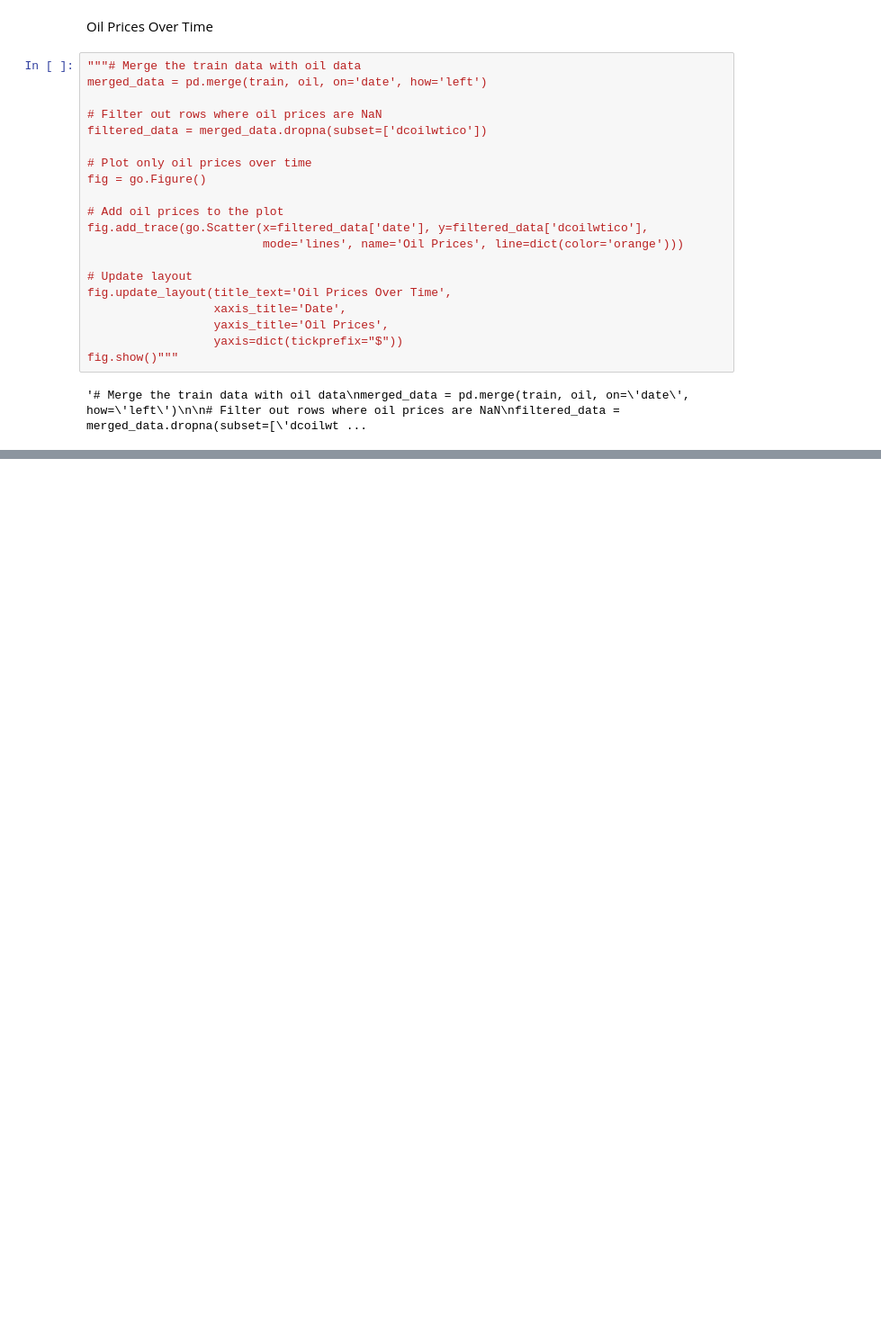
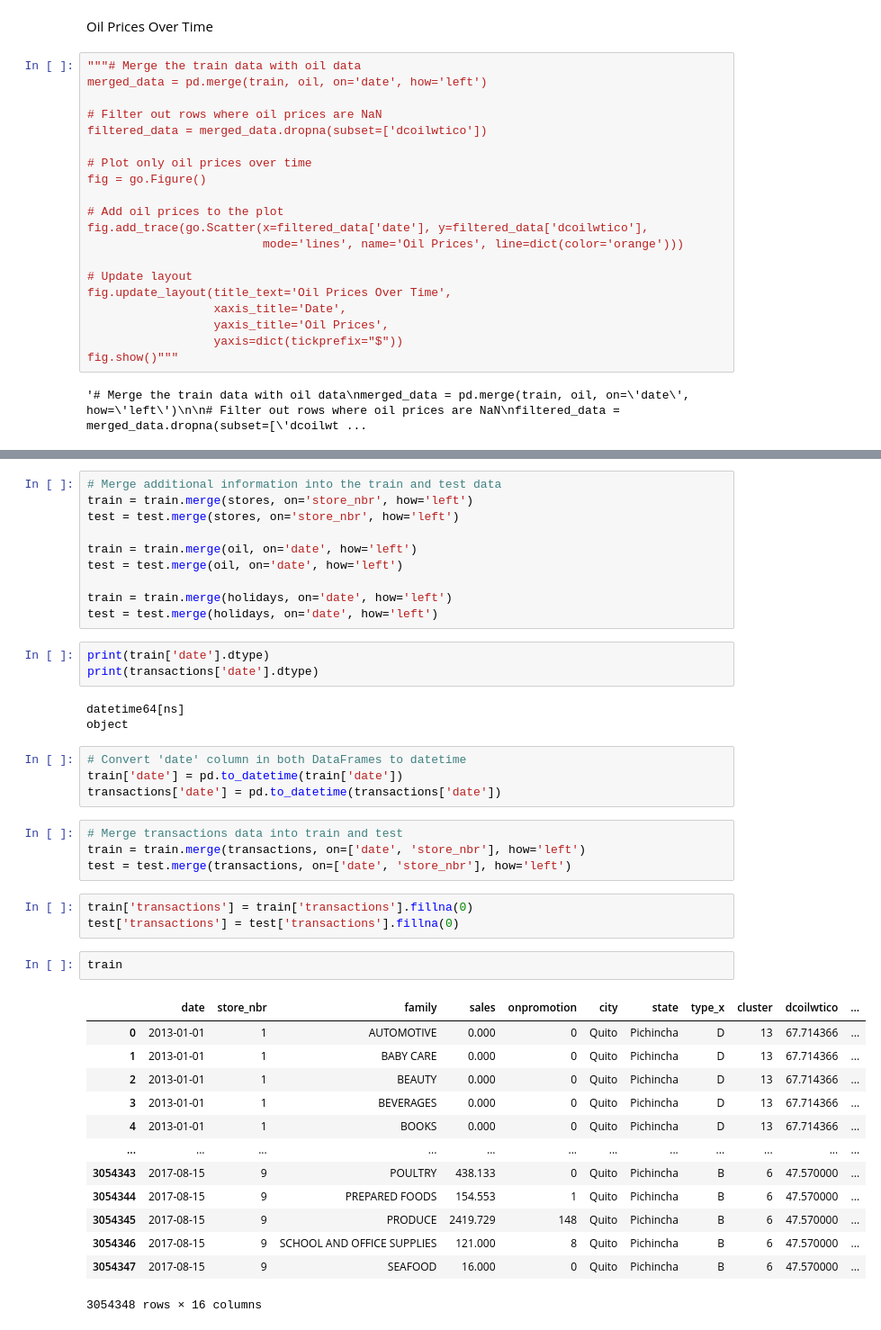
Before and after one commit to WalidKW/Store-Sales-TS-Forecasting, a Jupyter notebook: StoreSales.ipynb, the cells around one changed output, grey strips where cells are left out. Shown at 90% size. Saved outputs shown, nothing was run; the diff lists cells and outputs as text; blank space fills up the shorter version.

Commit message:
data processing and model building

```diff
--- a/StoreSales.ipynb
+++ b/StoreSales.ipynb
@@ -469,0 +474,43 @@ fig.show()"""
+# %%
+# Merge additional information into the train and test data
+train = train.merge(stores, on='store_nbr', how='left')
+test = test.merge(stores, on='store_nbr', how='left')
+
+train = train.merge(oil, on='date', how='left')
+test = test.merge(oil, on='date', how='left')
+
+train = train.merge(holidays, on='date', how='left')
+test = test.merge(holidays, on='date', how='left')
+# %%
+print(train['date'].dtype)
+print(transactions['date'].dtype)
+# %% [output]
+datetime64[ns]
+object
+# %%
+# Convert 'date' column in both DataFrames to datetime
+train['date'] = pd.to_datetime(train['date'])
+transactions['date'] = pd.to_datetime(transactions['date'])
+# %%
+# Merge transactions data into train and test
+train = train.merge(transactions, on=['date', 'store_nbr'], how='left')
+test = test.merge(transactions, on=['date', 'store_nbr'], how='left')
+# %%
+train['transactions'] = train['transactions'].fillna(0)
+test['transactions'] = test['transactions'].fillna(0)
+# %%
+train
+# %% [output]
+|  | date | store_nbr | family | sales | onpromotion | city | state | type_x | cluster | dcoilwtico | ... |
+| 0 | 2013-01-01 | 1 | AUTOMOTIVE | 0.000 | 0 | Quito | Pichincha | D | 13 | 67.714366 | ... |
+| 1 | 2013-01-01 | 1 | BABY CARE | 0.000 | 0 | Quito | Pichincha | D | 13 | 67.714366 | ... |
+| 2 | 2013-01-01 | 1 | BEAUTY | 0.000 | 0 | Quito | Pichincha | D | 13 | 67.714366 | ... |
+| 3 | 2013-01-01 | 1 | BEVERAGES | 0.000 | 0 | Quito | Pichincha | D | 13 | 67.714366 | ... |
+| 4 | 2013-01-01 | 1 | BOOKS | 0.000 | 0 | Quito | Pichincha | D | 13 | 67.714366 | ... |
+| ... | ... | ... | ... | ... | ... | ... | ... | ... | ... | ... | ... |
+| 3054343 | 2017-08-15 | 9 | POULTRY | 438.133 | 0 | Quito | Pichincha | B | 6 | 47.570000 | ... |
+| 3054344 | 2017-08-15 | 9 | PREPARED FOODS | 154.553 | 1 | Quito | Pichincha | B | 6 | 47.570000 | ... |
+| 3054345 | 2017-08-15 | 9 | PRODUCE | 2419.729 | 148 | Quito | Pichincha | B | 6 | 47.570000 | ... |
+| 3054346 | 2017-08-15 | 9 | SCHOOL AND OFFICE SUPPLIES | 121.000 | 8 | Quito | Pichincha | B | 6 | 47.570000 | ... |
+| 3054347 | 2017-08-15 | 9 | SEAFOOD | 16.000 | 0 | Quito | Pichincha | B | 6 | 47.570000 | ... |
+3054348 rows × 16 columns
```
Also changed, not shown: parts of 21 cells of this notebook.
